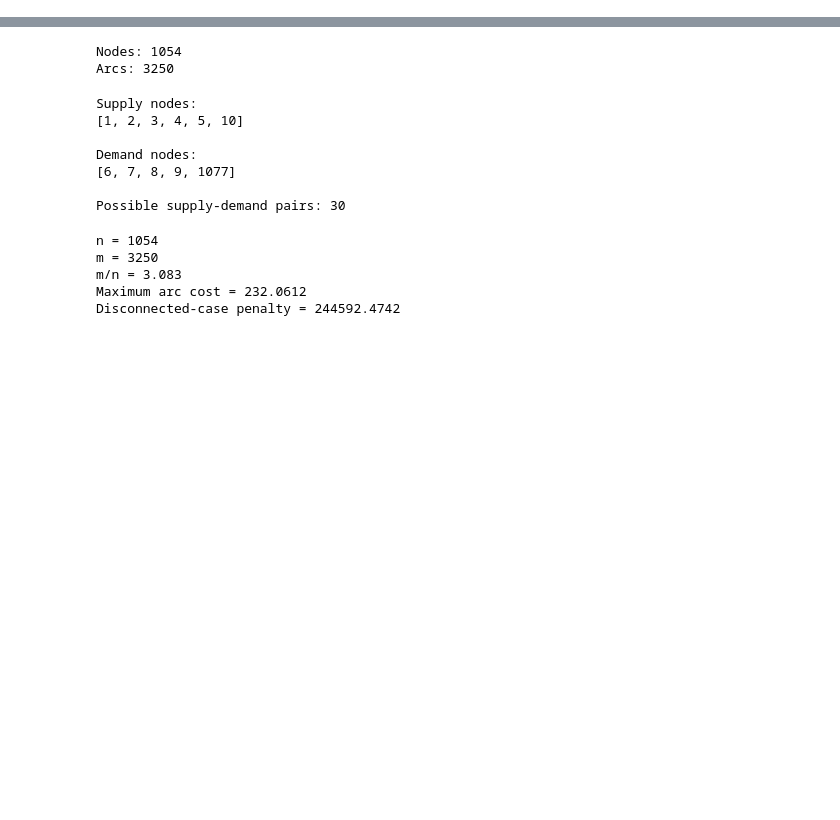
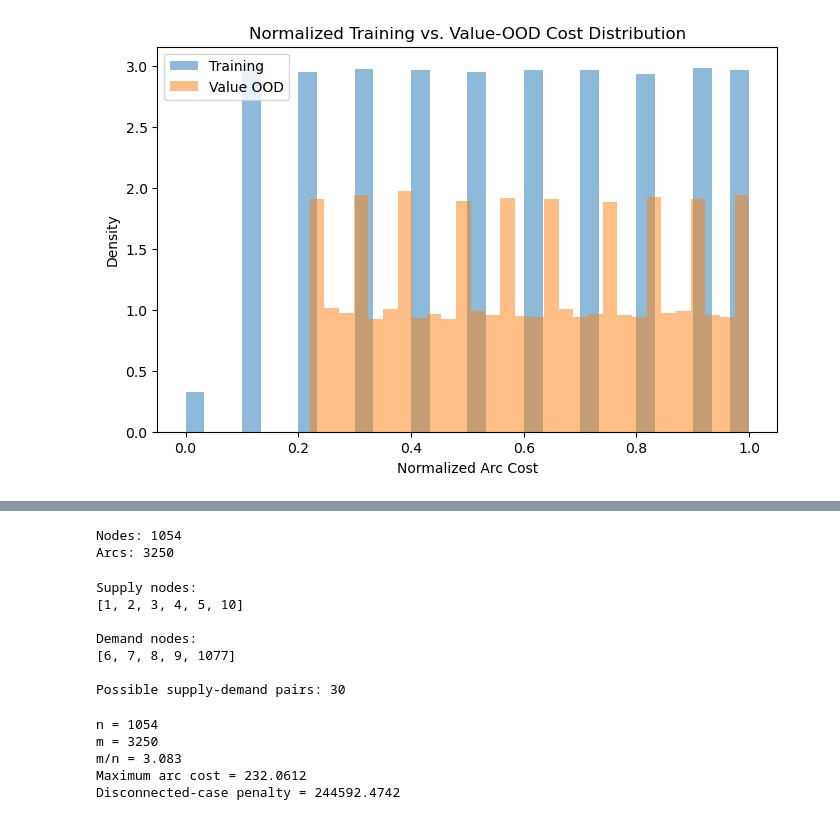
Before and after one commit to EmmaDAllen/ED-Allen-NPS-Thesis, a Jupyter notebook: Flow Validations.ipynb, the cells around one changed output, grey strips where cells are left out. Drawn from its saved outputs; the diff is of its cells as text; code cells hidden in the pictures; blank space fills up the shorter version.

```diff
--- a/Flow Validations.ipynb
+++ b/Flow Validations.ipynb
@@ -6,0 +115,19 @@ import matplotlib.pyplot as plt
+# %%
+train_cost_norm = []
+train_penalty_norm = []
+
+for sample in training_data:
+
+    cost = np.array(sample["dist"], dtype=float)
+    penalty = np.array(sample["penalty"], dtype=float)
+
+    train_cost_norm.extend(
+        cost / cost.max()
+    )
+
+    train_penalty_norm.extend(
+        penalty / penalty.max()
+    )
+
+train_cost_norm = np.array(train_cost_norm)
+train_penalty_norm = np.array(train_penalty_norm)
@@ -6,0 +162,27 @@ import matplotlib.pyplot as plt
+# %%
+plt.figure(figsize=(8, 5))
+
+plt.hist(
+    train_cost_norm,
+    bins=30,
+    alpha=0.5,
+    density=True,
+    label="Training"
+)
+
+plt.hist(
+    ood_cost_norm,
+    bins=30,
+    alpha=0.5,
+    density=True,
+    label="Value OOD"
+)
+
+plt.xlabel("Normalized Arc Cost")
+plt.ylabel("Density")
+plt.title("Normalized Training vs. Value-OOD Cost Distribution")
+plt.legend()
+
+plt.show()
+# %% [output]
+[figure, added]
```
Also changed, not shown: parts of 11 cells of this notebook, 6 other files.
